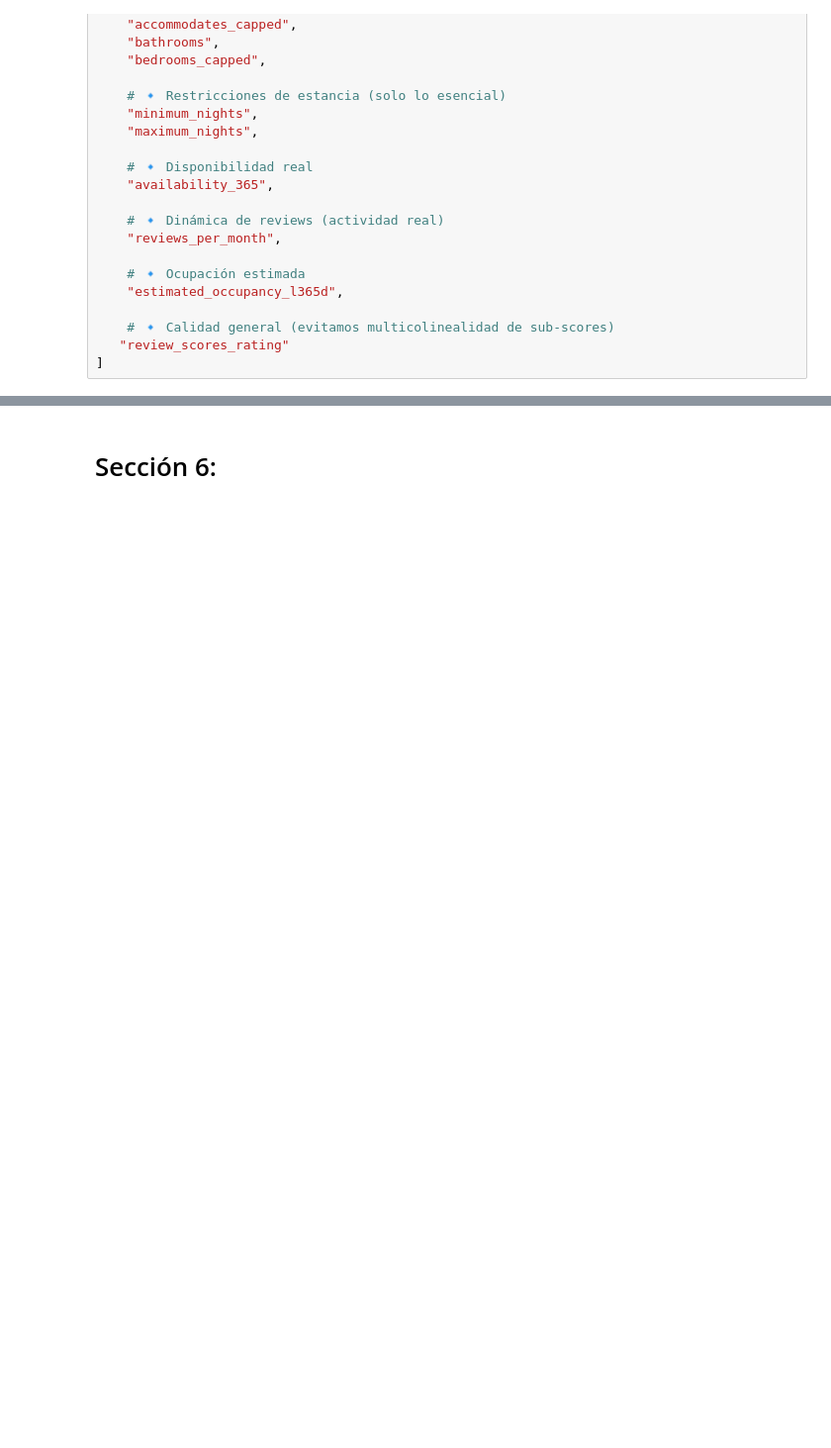
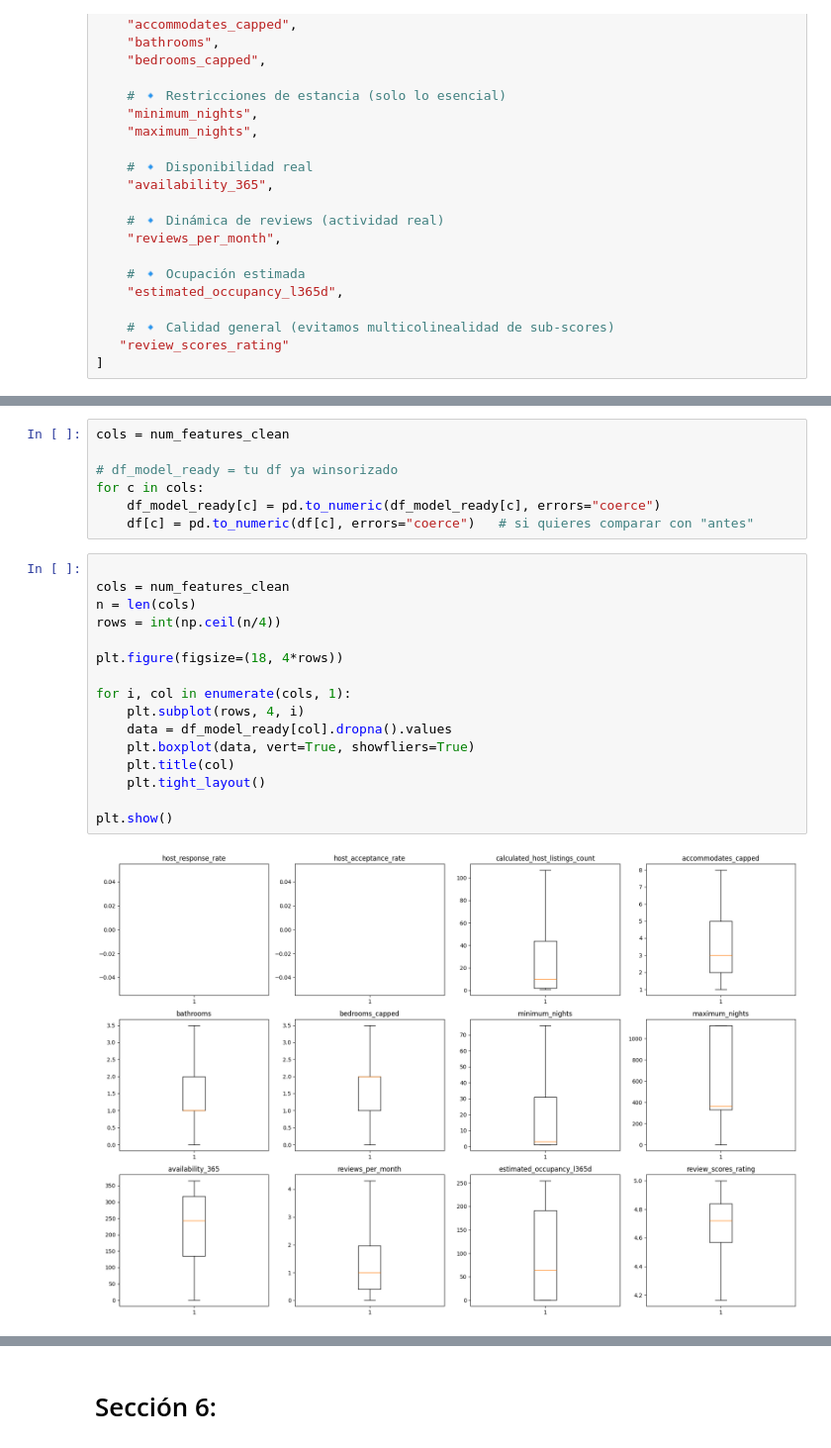
Before and after one commit to LeMarsito02/AIRBNBANALYTICS, a Jupyter notebook: Taller_1_EDA_Modelos_Regresion.ipynb, the cells around one changed output, grey strips where cells are left out. Shown at 99% size. Saved outputs shown, nothing was run; the diff lists cells and outputs as text; blank space fills up the shorter version.

```diff
--- a/Taller_1_EDA_Modelos_Regresion.ipynb
+++ b/Taller_1_EDA_Modelos_Regresion.ipynb
@@ -1377,0 +1668,25 @@ ValueError: zero-size array to reduction operation maximum which has no identity
+# %%
+cols = num_features_clean
+
+# df_model_ready = tu df ya winsorizado
+for c in cols:
+    df_model_ready[c] = pd.to_numeric(df_model_ready[c], errors="coerce")
+    df[c] = pd.to_numeric(df[c], errors="coerce")   # si quieres comparar con "antes"
+# %%
+
+cols = num_features_clean
+n = len(cols)
+rows = int(np.ceil(n/4))
+
+plt.figure(figsize=(18, 4*rows))
+
+for i, col in enumerate(cols, 1):
+    plt.subplot(rows, 4, i)
+    data = df_model_ready[col].dropna().values
+    plt.boxplot(data, vert=True, showfliers=True)
+    plt.title(col)
+    plt.tight_layout()
+
+plt.show()
+# %% [output]
+[figure, added]
```
Also changed, not shown: parts of 18 cells of this notebook.
